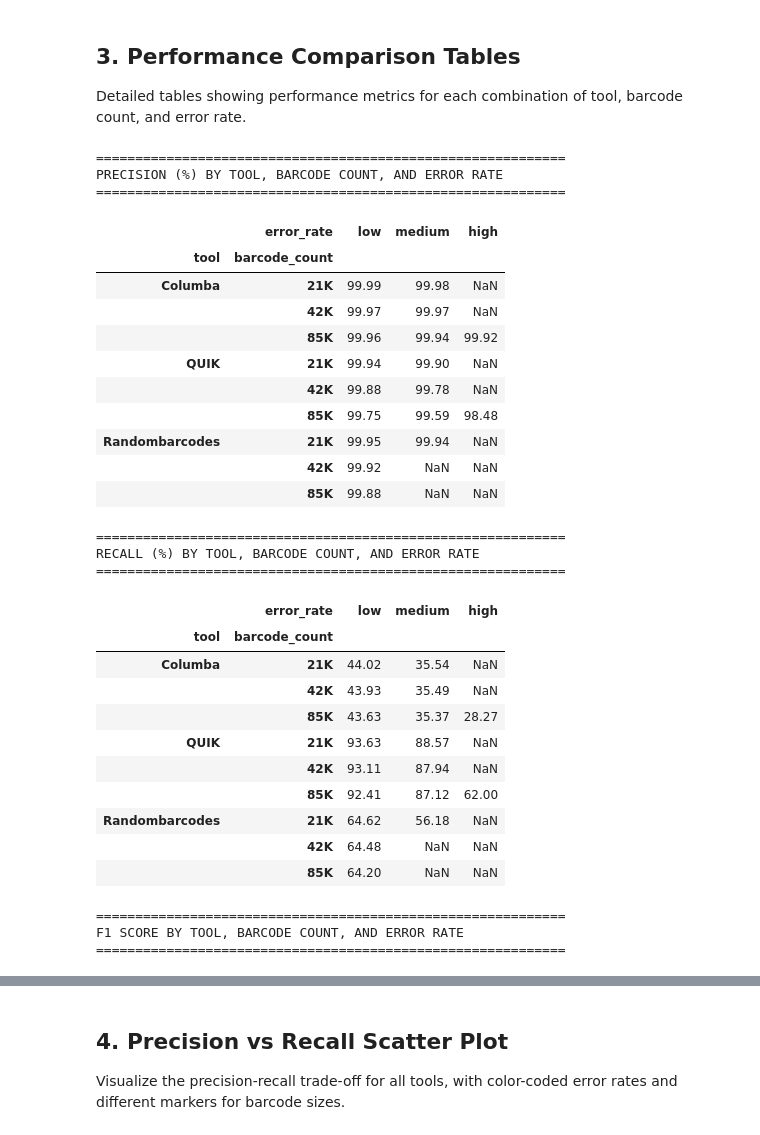
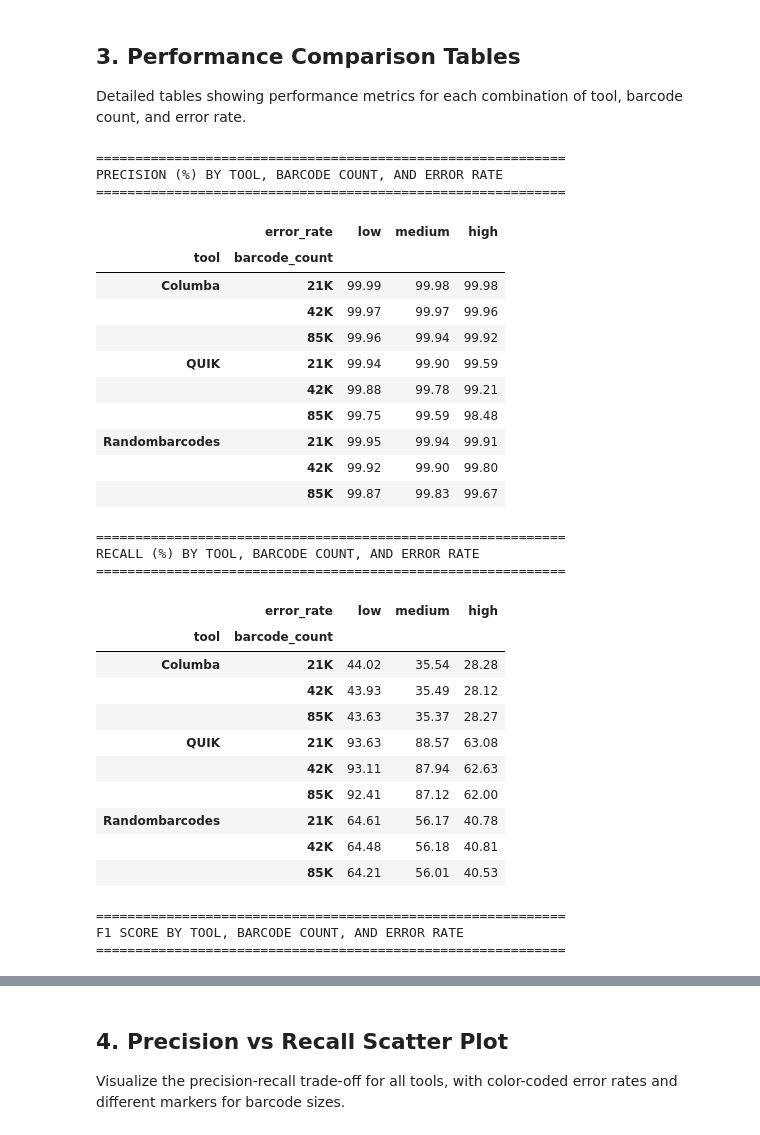
Before and after one commit to OncoRNALab/BarcodeCalling_benchmark, a Jupyter notebook: notebooks/errorrate_benchmark_200K.ipynb, the cells around one changed output, grey strips where cells are left out. Cells and saved outputs as stored; diff of their text form; code cells hidden in the pictures.

```diff
--- a/notebooks/errorrate_benchmark_200K.ipynb
+++ b/notebooks/errorrate_benchmark_200K.ipynb
@@ -140,13 +141,12 @@ if 'f1_score' not in df.columns:
 df['bc_count_num'] = df['barcode_count'].str.replace('K', '').astype(int) * 1000
 
 # Create ordered categories for plotting
+df['error_rate'] = pd.Categorical(df['error_rate'], categories=['low', 'medium', 'high'], ordered=True)
 df['barcode_count'] = pd.Categorical(df['barcode_count'], categories=['21K', '42K', '85K'], ordered=True)
 
 # Display first few rows
 print("Sample of loaded data:")
-print(f"\n1M Scaling Benchmark Results:")
-print(f"{'='*60}")
-display(df[['tool', 'barcode_count', 'precision', 'recall', 'f1_score', 'assignment_rate']].head(25))
+display(df[['tool', 'barcode_count', 'error_rate', 'precision', 'recall', 'f1_score']].head(25))
 # %% [output]
 Sample of loaded data:
 |  | tool | barcode_count | error_rate | precision | recall | f1_score |
@@ -207,57 +207,55 @@ BEST F1 SCORE FOR EACH TOOL
 
 Detailed tables showing performance metrics for each combination of tool, barcode count, and error rate.
 # %%
-# Create comparison table (simplified for 1M benchmark - no error rate variation)
-comparison_cols = ['precision', 'recall', 'f1_score', 'assignment_rate']
-comparison_table = df.pivot_table(values=comparison_cols,
-                                   index=['tool'],
-                                   columns='barcode_count',
-                                   aggfunc='first')
+# Create pivot table for precision
+precision_table = df.pivot_table(values='precision', index=['tool', 'barcode_count'], columns='error_rate', aggfunc='first')
+print("="*60)
+print("PRECISION (%) BY TOOL, BARCODE COUNT, AND ERROR RATE")
+print("="*60)
+display(precision_table.round(2))
 
-print("="*80)
-print("PERFORMANCE METRICS BY TOOL AND BARCODE COUNT (1M reads)")
-print("="*80)
-display(comparison_table.round(2))
+# Create pivot table for recall
+recall_table = df.pivot_table(values='recall', index=['tool', 'barcode_count'], columns='error_rate', aggfunc='first')
+print("\n" + "="*60)
+print("RECALL (%) BY TOOL, BARCODE COUNT, AND ERROR RATE")
+print("="*60)
+display(recall_table.round(2))
 
-# Create simplified pivot for each metric
-for metric in ['precision', 'recall', 'f1_score']:
-    metric_table = df.pivot_table(values=metric,
-                                    index=['tool'],
-                                    columns='barcode_count',
-                                    aggfunc='first')
-    print(f"\n{'='*60}")
-    print(f"{metric.upper().replace('_', ' ')} (%) BY TOOL AND BARCODE COUNT")
-    print("="*60)
-    display(metric_table.round(2))
+# Create pivot table for F1 score
+f1_table = df.pivot_table(values='f1_score', index=['tool', 'barcode_count'], columns='error_rate', aggfunc='first')
+print("\n" + "="*60)
+print("F1 SCORE BY TOOL, BARCODE COUNT, AND ERROR RATE")
+print("="*60)
+display(f1_table.round(2))
 # %% [output]
 ============================================================
 PRECISION (%) BY TOOL, BARCODE COUNT, AND ERROR RATE
 ============================================================
 |  | error_rate | low | medium | high |
 | tool | barcode_count |  |  |  |
-| Columba | 21K | 99.99 | 99.98 | NaN |
-|  | 42K | 99.97 | 99.97 | NaN |
+| Columba | 21K | 99.99 | 99.98 | 99.98 |
+|  | 42K | 99.97 | 99.97 | 99.96 |
 |  | 85K | 99.96 | 99.94 | 99.92 |
-| QUIK | 21K | 99.94 | 99.90 | NaN |
-|  | 42K | 99.88 | 99.78 | NaN |
+| QUIK | 21K | 99.94 | 99.90 | 99.59 |
+|  | 42K | 99.88 | 99.78 | 99.21 |
 |  | 85K | 99.75 | 99.59 | 98.48 |
-| Randombarcodes | 21K | 99.95 | 99.94 | NaN |
-|  | 42K | 99.92 | NaN | NaN |
-|  | 85K | 99.88 | NaN | NaN |
+| Randombarcodes | 21K | 99.95 | 99.94 | 99.91 |
+|  | 42K | 99.92 | 99.90 | 99.80 |
+|  | 85K | 99.87 | 99.83 | 99.67 |
 ============================================================
 RECALL (%) BY TOOL, BARCODE COUNT, AND ERROR RATE
 ============================================================
 |  | error_rate | low | medium | high |
 | tool | barcode_count |  |  |  |
-| Columba | 21K | 44.02 | 35.54 | NaN |
-|  | 42K | 43.93 | 35.49 | NaN |
+| Columba | 21K | 44.02 | 35.54 | 28.28 |
+|  | 42K | 43.93 | 35.49 | 28.12 |
 |  | 85K | 43.63 | 35.37 | 28.27 |
-| QUIK | 21K | 93.63 | 88.57 | NaN |
-|  | 42K | 93.11 | 87.94 | NaN |
+| QUIK | 21K | 93.63 | 88.57 | 63.08 |
+|  | 42K | 93.11 | 87.94 | 62.63 |
 |  | 85K | 92.41 | 87.12 | 62.00 |
-| Randombarcodes | 21K | 64.62 | 56.18 | NaN |
-|  | 42K | 64.48 | NaN | NaN |
-|  | 85K | 64.20 | NaN | NaN |
+| Randombarcodes | 21K | 64.61 | 56.17 | 40.78 |
+|  | 42K | 64.48 | 56.18 | 40.81 |
+|  | 85K | 64.21 | 56.01 | 40.53 |
 ============================================================
 F1 SCORE BY TOOL, BARCODE COUNT, AND ERROR RATE
 ============================================================
```
Also changed, not shown: parts of 8 cells of this notebook.
